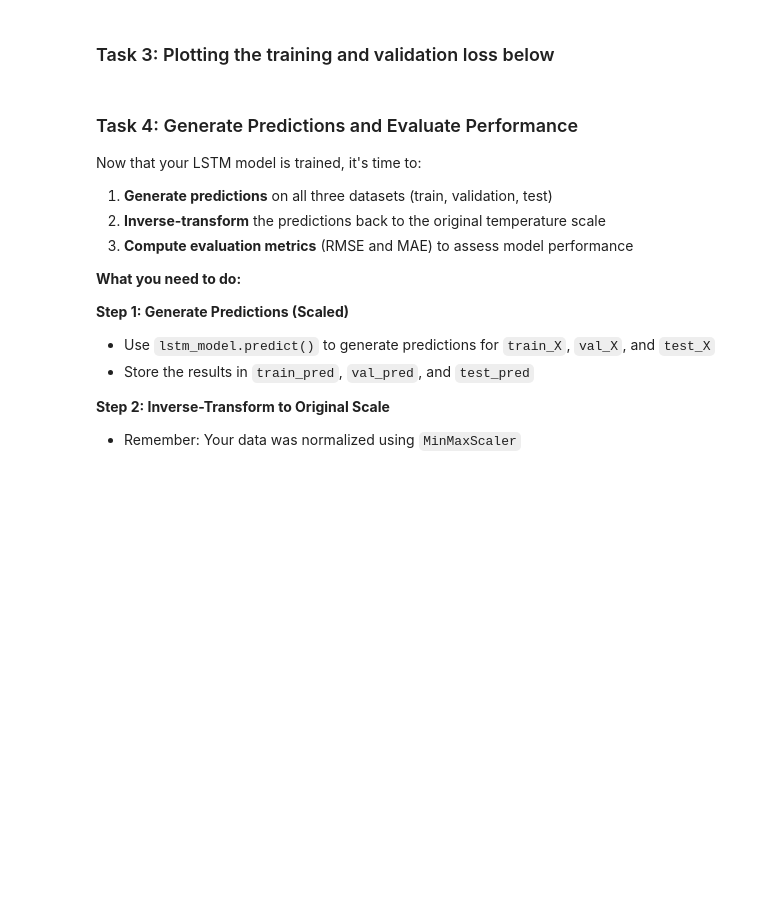
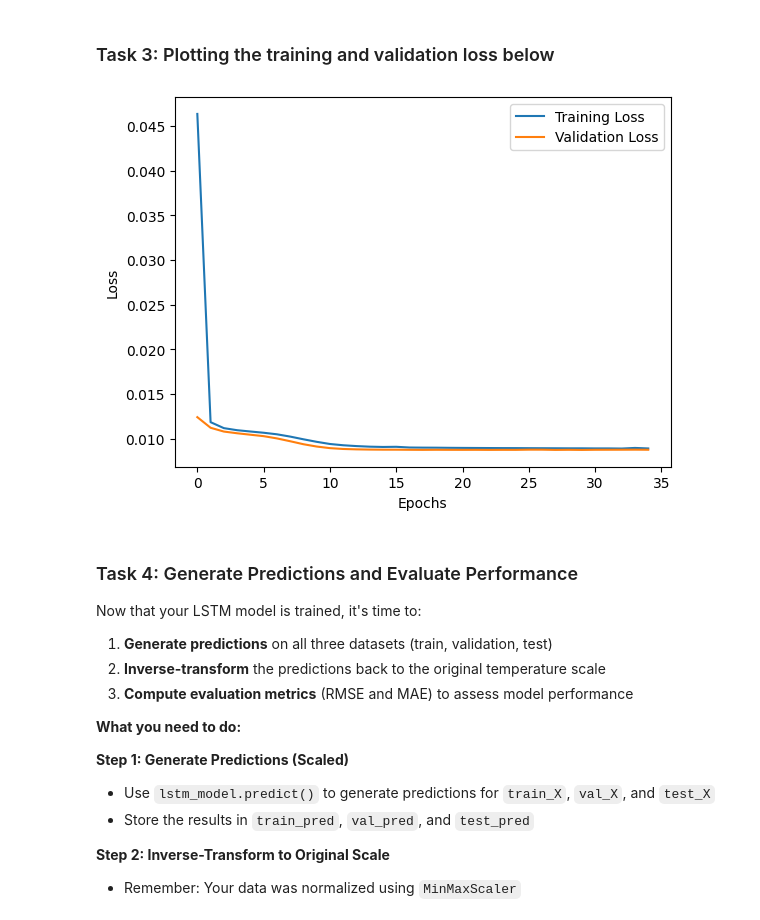
Before and after one commit to benjaminpilnick/stat362, a Jupyter notebook: student/quizzes/wekk_8_student/lstm_time_series_template.ipynb, the cells around one changed output. Drawn from its saved outputs; the diff is of its cells as text; code cells hidden in the pictures; blank space fills up the shorter version.

```diff
--- a/student/quizzes/wekk_8_student/lstm_time_series_template.ipynb
+++ b/student/quizzes/wekk_8_student/lstm_time_series_template.ipynb
@@ -96,7 +97,7 @@ We start by loading the daily minimum temperature dataset, parsing the dates, an
 # %%
 
 # Load the data
-TEMPERATURES_CSV = 'datasets/daily-min-temperatures.csv'
+TEMPERATURES_CSV = '/daily-min-temperatures.csv' # Assuming the user uploads to root
 df = pd.read_csv(TEMPERATURES_CSV)
 # Parse and sort dates if available
 if 'Date' in df.columns:
@@ -234,7 +235,8 @@ Use the Adam optimizer and mean squared error loss to compile the model.
 
 # build the LSTM model with 50 units , dense output layer with 1 unit for regression
 model = Sequential()
-model.add(LSTM(50, activation='relu', input_shape=(WINDOW, 1)))
+model.add(Input(shape=(WINDOW, 1))) # Explicit Input layer
+model.add(LSTM(50, activation='relu')) # LSTM layer no longer needs input_shape
 model.add(Dense(1))
 
 
@@ -285,7 +287,7 @@ The code below is already set up the structure for you
 from keras.callbacks import EarlyStopping
 
 # Define the EarlyStopping callback
-early_stop = EarlyStopping(monitor='val_loss', patience=5, start_from_epoch=10,
+early_stop = EarlyStopping(monitor='val_loss', patience=5, start_from_epoch = 10,
                            restore_best_weights=True)
 
 
@@ -295,6 +297,7 @@ history = model.fit(train_X, train_y,
                     epochs = 100,
                     batch_size = 32,
                     validation_data = (val_X, val_y),
+                    shuffle = False,
                     callbacks = [early_stop],
                     verbose = 1)
 # %% [output]
@@ -306,3 +351,13 @@ Epoch 1/100
+# %%
+# plot the training and validation loss
+plt.plot(history.history['loss'], label='Training Loss')
+plt.plot(history.history['val_loss'], label='Validation Loss')
+plt.xlabel('Epochs')
+plt.ylabel('Loss')
+plt.legend()
+plt.show()
+# %% [output]
+[figure, added]
 # %% [markdown]
 ### Task 4: Generate Predictions and Evaluate Performance
 
```
Also changed, not shown: parts of 19 cells of this notebook.
